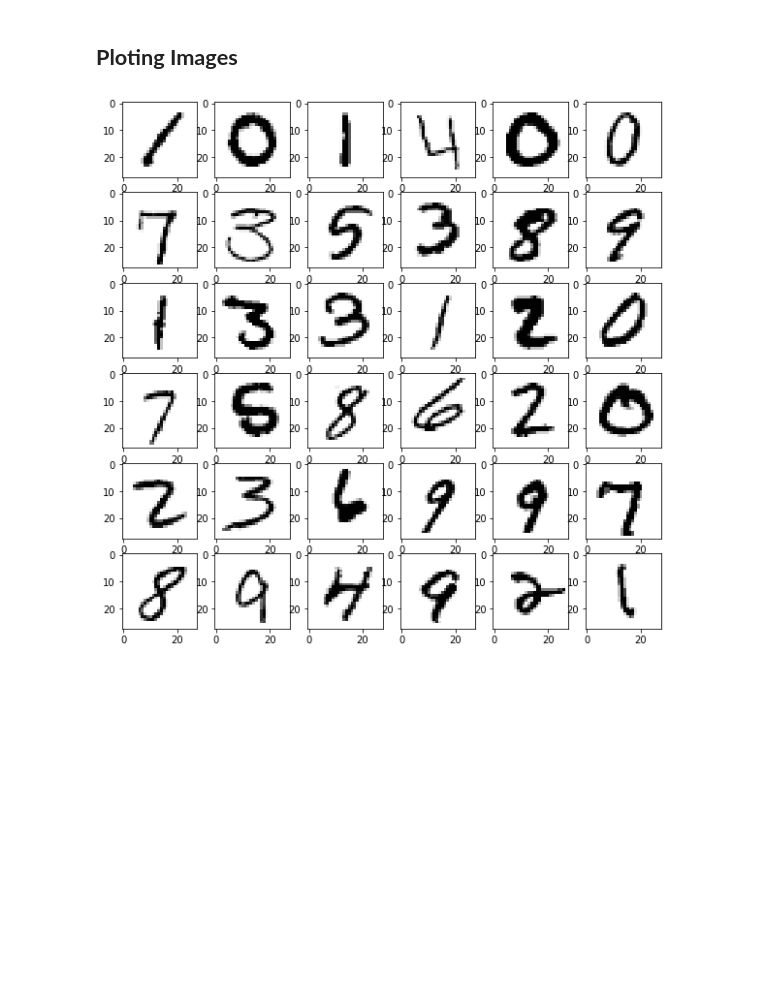
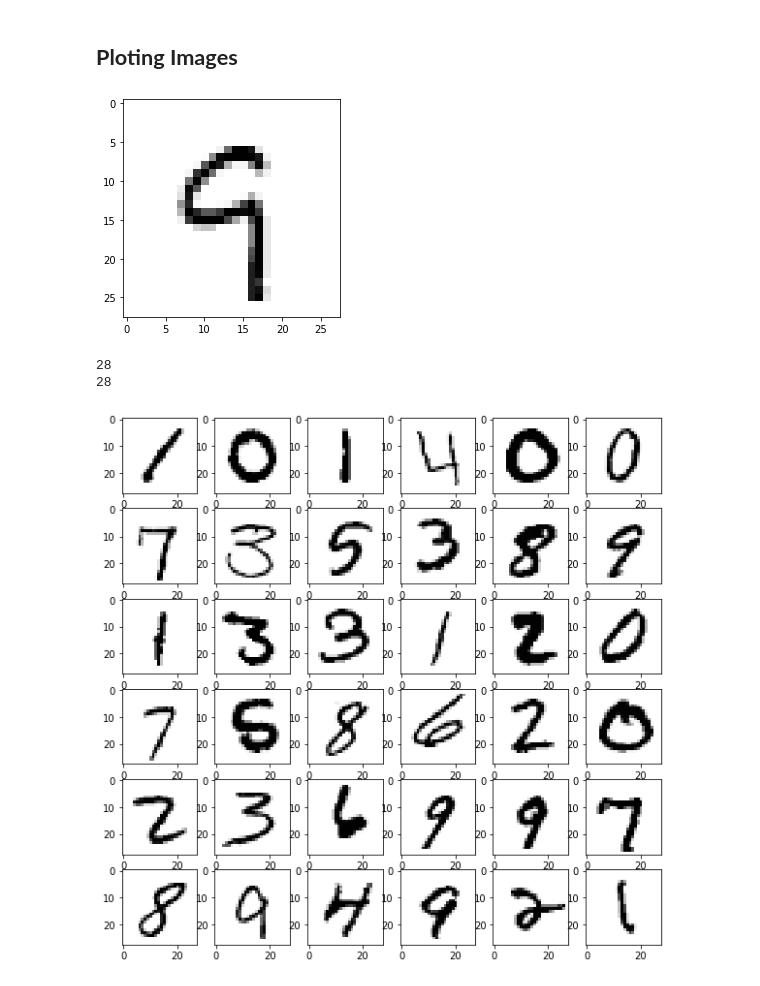
Before and after one commit to lagos-a1/Assignment-1-CNN, a Jupyter notebook: Untitled14.ipynb, the cells around one changed output. Cells and saved outputs as stored; diff of their text form; code cells hidden in the pictures; blank space fills up the shorter version.

```diff
--- a/Untitled14.ipynb
+++ b/Untitled14.ipynb
@@ -67,4 +74,18 @@ test_csv.shape
 (28000, 784)
 # %% [markdown]
 ## **Ploting Images**
+# %%
+#Plotting one image
+first_image = np.array(train_Data.iloc[19890,1:]).reshape((28,28))
+plt.imshow(first_image, cmap='Greys')
+plt.show()
+# %% [output]
+[figure, added]
+# %%
+# Each image is 28 pixels in height and 28 pixels in width, for a total of 784 pixels in total
+print ((int(np.sqrt(train_Data.shape[1]))))
+print ((int(np.sqrt(train_Data.shape[1]))))
+# %% [output]
+28
+28
 # %%
```
Also changed, not shown: parts of 12 cells of this notebook.
